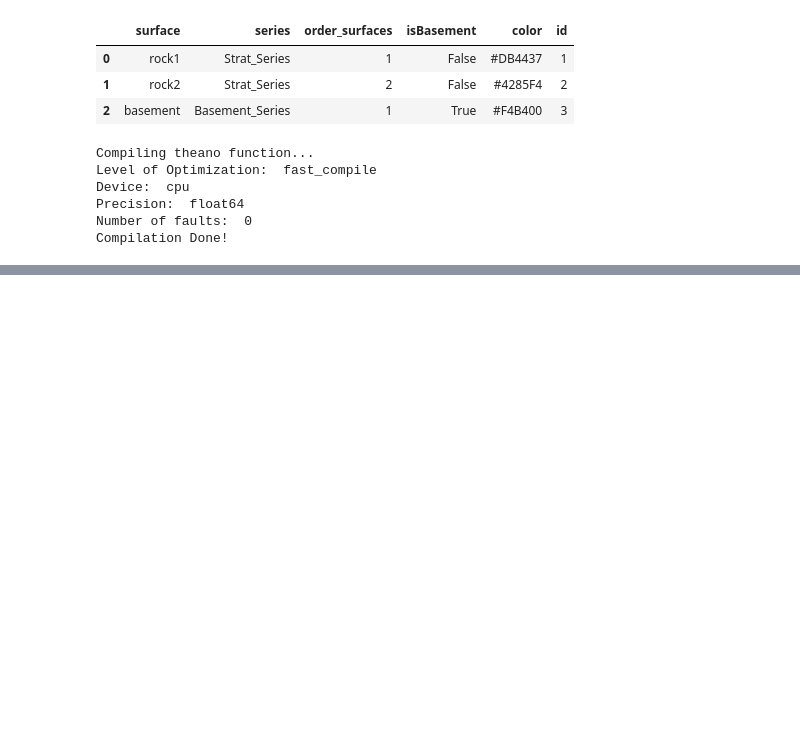
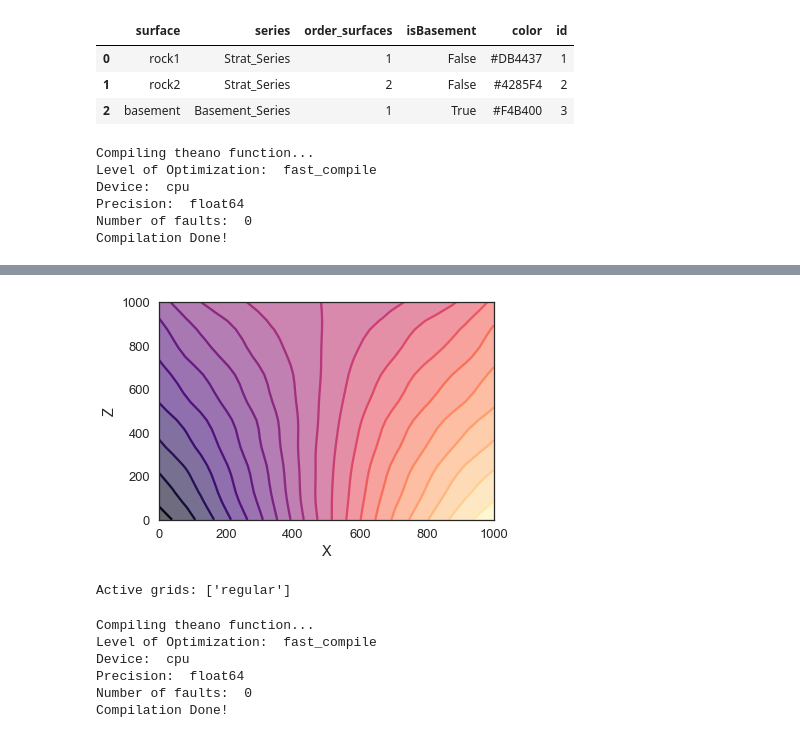
Before and after one commit to rubensdmp/gempy, a Jupyter notebook: notebooks/experimental/kriging_examples/Distances tests.ipynb, the cells around one changed output, grey strips where cells are left out. Drawn from its saved outputs; the diff is of its cells as text; code cells hidden in the pictures; blank space fills up the shorter version.

```diff
--- a/notebooks/experimental/kriging_examples/Distances tests.ipynb
+++ b/notebooks/experimental/kriging_examples/Distances tests.ipynb
@@ -313,0 +281,36 @@ TypeError: compute_model() got multiple values for keyword argument 'set_solutio
+# %%
+gp.plot.plot_scalar_field(geo_data2, cell_number=24, direction='y')
+# %% [output]
+[figure, added]
+# %%
+# Y-direction
+# set resolution, extent and input data
+geo_data3 = gp.create_data([0,1000,0,1000,0,1000],resolution=[25,25,25])
+                        #path_o = os.pardir+"/data/input_data/jan_models/model2b_orientations.csv",
+                        #path_i = os.pardir+"/data/input_data/jan_models/model2b_surface_points.csv")
+
+geo_data3.add_surfaces("two")
+geo_data3.add_surfaces("one")
+geo_data3.add_surfaces("Basement")
+
+geo_data3.add_surface_points(500, 0, 300, "two")
+geo_data3.add_surface_points(500, 0, 300, "two")
+geo_data3.add_surface_points(500, 1000, 300, "one")
+geo_data3.add_surface_points(500, 1000, 300, "one")
+
+geo_data3.orientations.set_orientations(geo_data.grid.regular_grid.values,
+                            rot_vectors_y*10,
+                           surface=['one']*len(vectors))
+# %% [output]
+Active grids: ['regular']
+# %%
+# define the interpolator
+interp_data3 = gp.set_interpolation_data(geo_data3, compile_theano=True,
+                                        theano_optimizer='fast_compile')
+# %% [output]
+Compiling theano function...
+Level of Optimization:  fast_compile
+Device:  cpu
+Precision:  float64
+Number of faults:  0
+Compilation Done!
```
Also changed, not shown: parts of 63 cells of this notebook.
